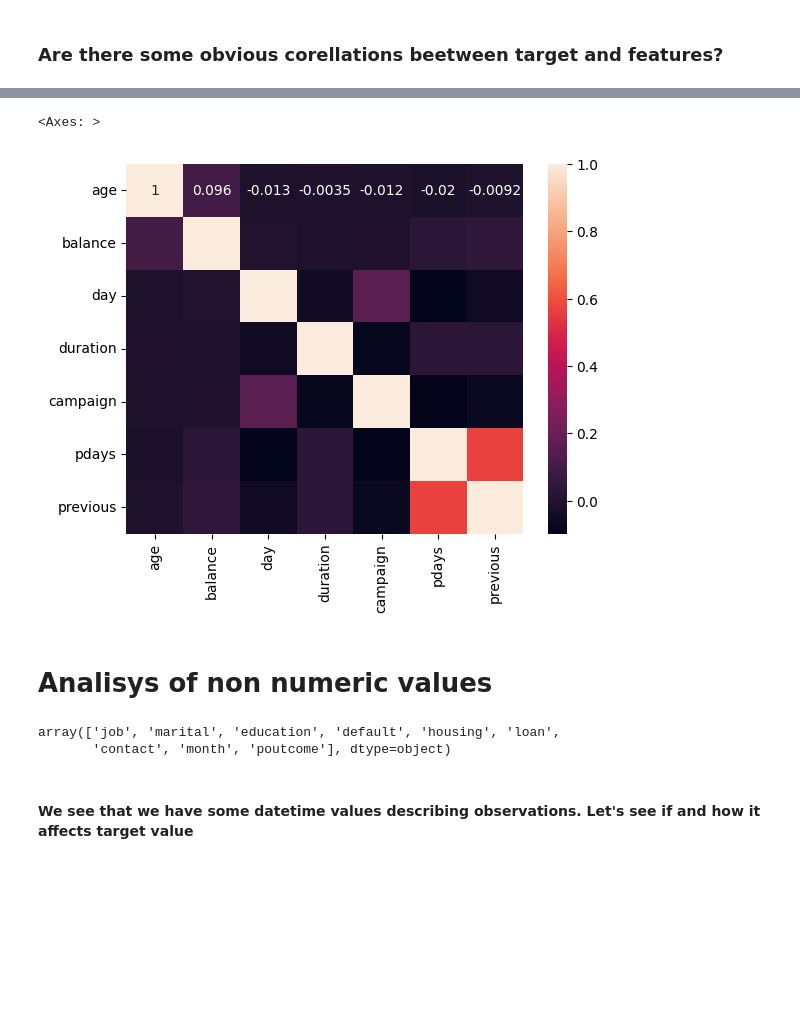
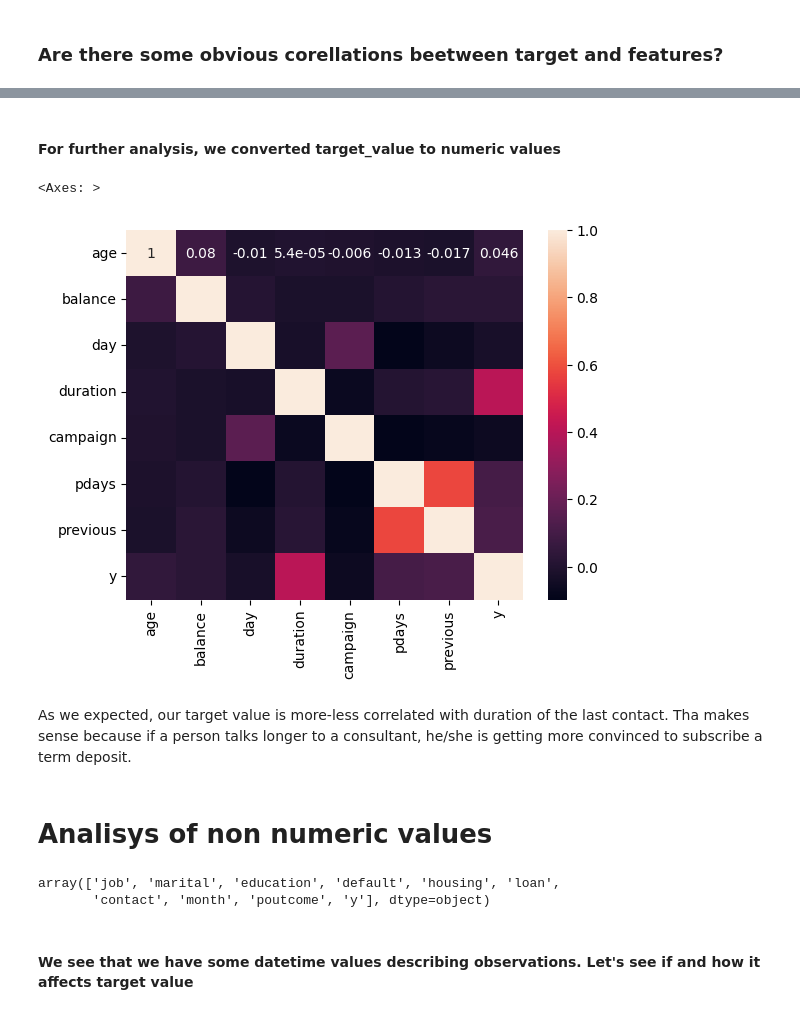
Before and after one commit to UserKrzysztof/MachineLearning-project1, a Jupyter notebook: code/eda.ipynb, the cells around one changed output, grey strips where cells are left out. Cells and saved outputs as stored; diff of their text form; code cells hidden in the pictures; blank space fills up the shorter version.

```diff
--- a/code/eda.ipynb
+++ b/code/eda.ipynb
@@ -174,17 +171,25 @@ plt.tight_layout()
+# %% [markdown]
+#### For further analysis, we converted target_value to numeric values
+# %%
+from sklearn.preprocessing import LabelEncoder
+le = LabelEncoder()
+new_target_value = le.fit_transform(bank_data_df[target_value])
+bank_data_df[target_value] = new_target_value
 # %%
-sns.heatmap(bank_data_df[numeric_values].corr(), annot= True)
+sns.heatmap(bank_data_df[np.append(numeric_values, np.array(target_value))].corr(), annot= True)
 # %% [output]
 <Axes: >
-[figure, old version]
+[figure, new version]
+# %% [markdown]
+As we expected, our target value is more-less correlated with duration of the last contact. Tha makes sense because if a person talks longer to a consultant, he/she is getting more convinced to subscribe a term deposit.
 # %% [markdown]
 # Analisys of non numeric values
 # %%
 non_numeric_values = bank_data_df.drop(columns=numeric_values).columns.values
-# %%
-non_numeric_values = non_numeric_values[:-1]
-non_numeric_values
-# %% [output]
-array(['job', 'marital', 'education', 'default', 'housing', 'loan',
-       'contact', 'month', 'poutcome'], dtype=object)
+# %%
+non_numeric_values
+# %% [output]
+array(['job', 'marital', 'education', 'default', 'housing', 'loan',
+       'contact', 'month', 'poutcome', 'y'], dtype=object)
 # %% [markdown]
 #### We see that we have some datetime values describing observations. Let's see if and how it affects target value
```
Also changed, not shown: parts of 32 cells of this notebook, 2 other files.
